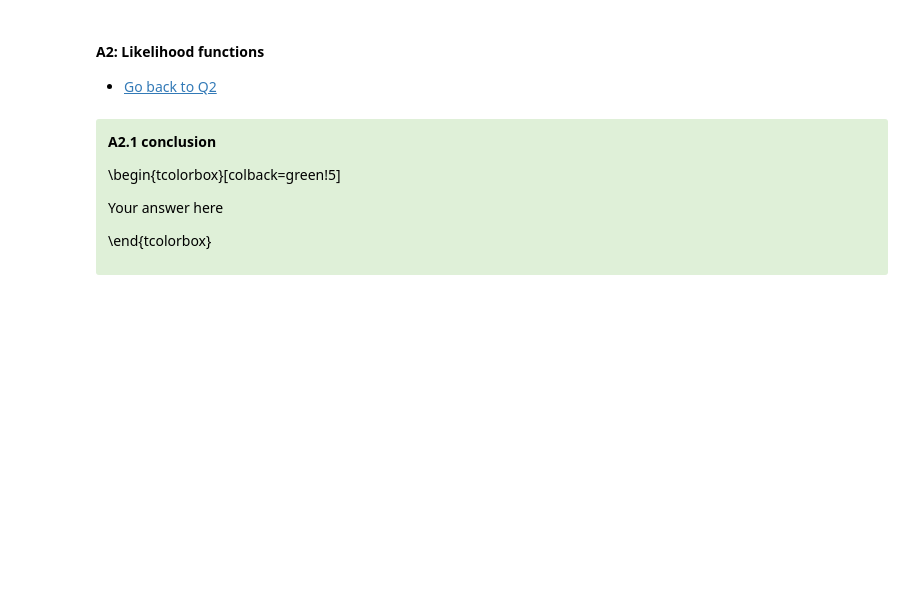
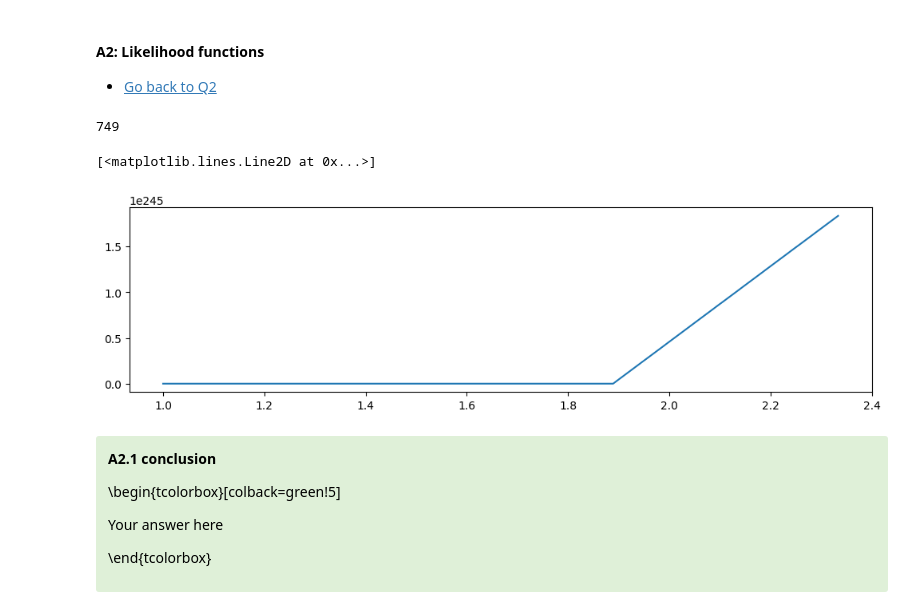
Before and after one commit to RobbeDeMuynck/CN_practicals, a Jupyter notebook: Module 2/Ex2/Module2_Ex2_Group7.ipynb, the cells around one changed output. Drawn from its saved outputs; the diff is of its cells as text; code cells hidden in the pictures; blank space fills up the shorter version.

```diff
--- a/Module 2/Ex2/Module2_Ex2_Group7.ipynb
+++ b/Module 2/Ex2/Module2_Ex2_Group7.ipynb
@@ -308,15 +328,24 @@ Your answer here
 # %%
 # hint, exclude lambda = 0 in your range of lambdas.
 
 # Q2.1: use the following variables:
 # likelihood_low      (for your likelihood model, low light)
 # likelihood_high      (for your likelihood model, high light)
 
 ######################
 ##  Q2.1 solution   ##
 ######################
+N = len(ISI_low)
+print(N)
+Lambdas = np.linspace(1, 5, 10)
+prob_low_sum = np.sum(prob_density_low)
+likelihood_low = [Lambda**N * np.exp(-Lambda*ISI_low_sum) for Lambda in Lambdas]
 
-# your code goes here
+plt.plot(Lambdas, likelihood_low)
+# %% [output]
+749
+[<matplotlib.lines.Line2D at 0x...>]
+[figure, added]
 # %% [markdown]
 <div class="alert alert-success">
 <span style="color:black">
```
Also changed, not shown: parts of 15 cells of this notebook.
